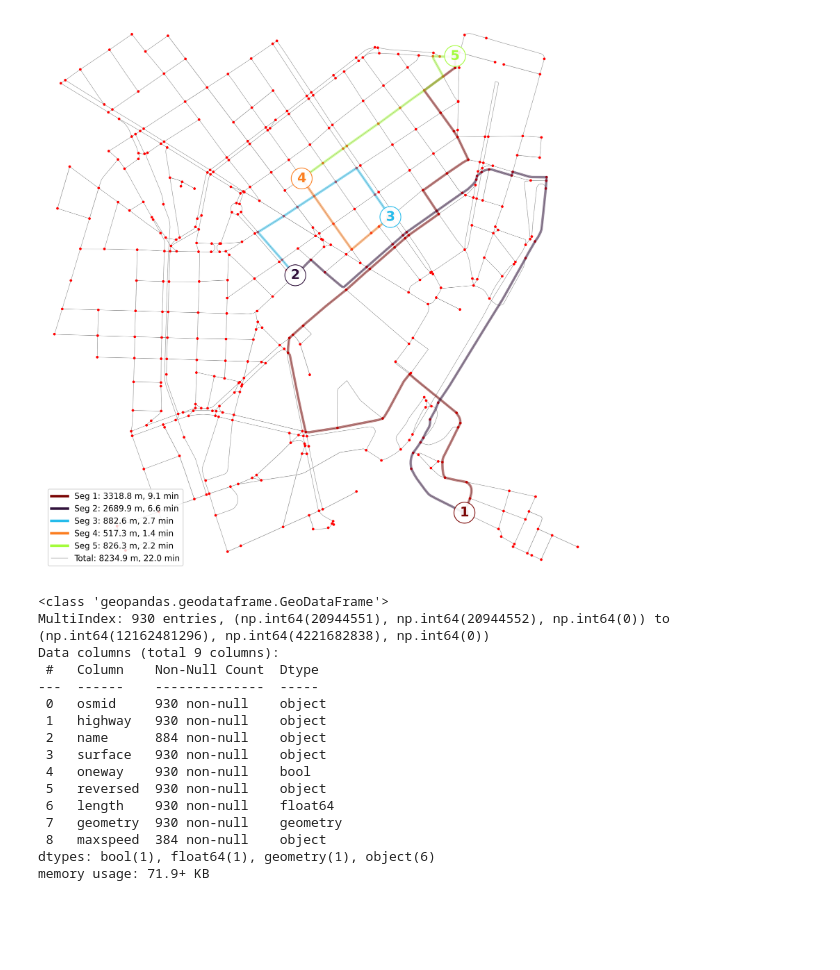
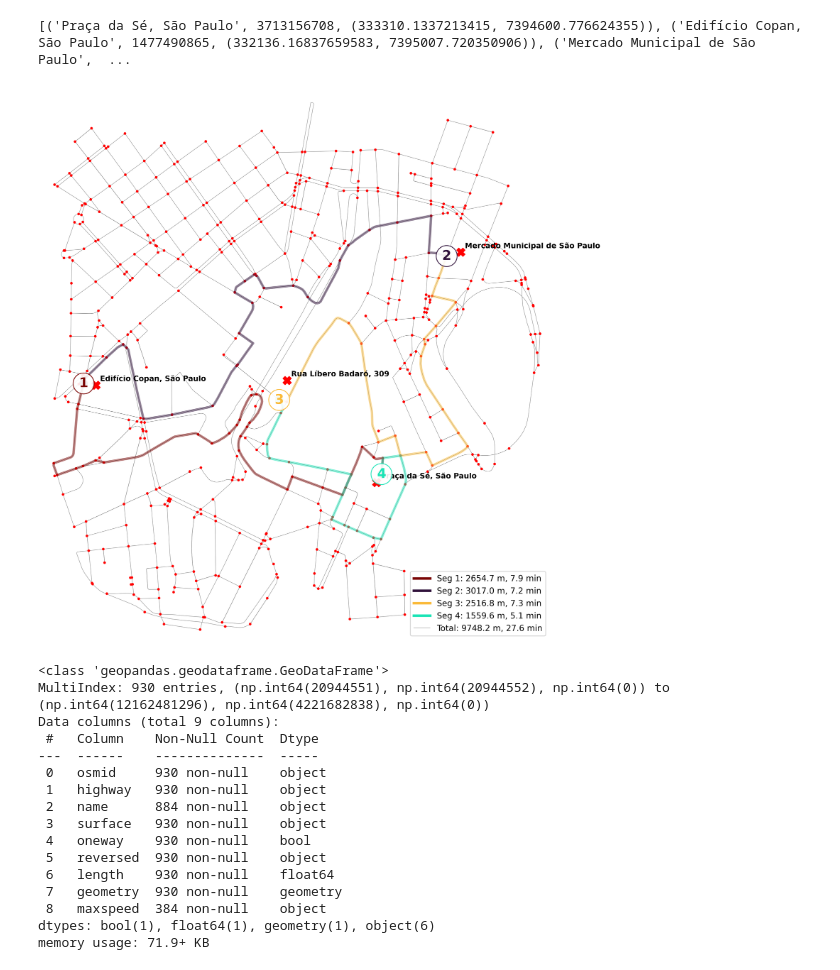
Before and after one commit to luizaaca/genetic_algorithm_tsp, a Jupyter notebook: route_finder_prototype.ipynb, the cells around one changed output. Saved outputs shown, nothing was run; the diff lists cells and outputs as text; code cells hidden in the pictures; blank space fills up the shorter version.

```diff
--- a/route_finder_prototype.ipynb
+++ b/route_finder_prototype.ipynb
@@ -65,14 +100,0 @@ ox.plot_graph(G)
-# %%
-filter = (
-    '["highway"~"motorway|motorway_link|trunk|trunk_link|primary|primary_link|'
-    'secondary|secondary_link|tertiary|tertiary_link|residential|living_street|unclassified|service"]'
-    '["area"!~"yes"]'
-    '["motor_vehicle"!~"no"]'
-    '["motorcar"!~"no"]'
-    '["access"!~"private"]'
-)
-g = ox.graph_from_address("-23.543255, -46.642402",
-                      dist=1000,
-                      network_type="drive",
-                      #custom_filter=filter
-                      )
@@ -84,16 +158,17 @@ ox.plot_graph(g, bgcolor="white", node_size=10, edge_color="blue", node_color="r
 # %%
-# faça um laço randomico de 0 a 5
 import random
-g = ox.truncate.largest_component(g, strongly=True)
-random_nodes = random.sample(list(g.nodes()), 5)
+random_nodes = route_nodes[:1] + random.sample(route_nodes[1:], 3)
+print(random_nodes)
+# %% [output]
+[('Praça da Sé, São Paulo', 3713156708, (333310.1337213415, 7394600.776624355)), ('Edifício Copan, São Paulo', 1477490865, (332136.16837659583, 7395007.720350906)), ('Mercado Municipal de São Paulo',  ...
 # %%
 from route_plot_utils import compute_route_segments_info, plot_route_segments_info, weight_function
 
-segments_info = compute_route_segments_info(g, random_nodes, weight_function)
-
-plot_route_segments_info(g, segments_info)
+segments_info = compute_route_segments_info(g_proj, random_nodes, weight_function)
-# %% [output]
-[figure, removed]
+# %%
+plot_route_segments_info(g_proj, segments_info)
+# %% [output]
+[figure, added]
 # %%
 gdf = ox.graph_to_gdfs(g, nodes=False, edges=True)
 # %%
```
Also changed, not shown: parts of 6 cells of this notebook, 2 other files.
